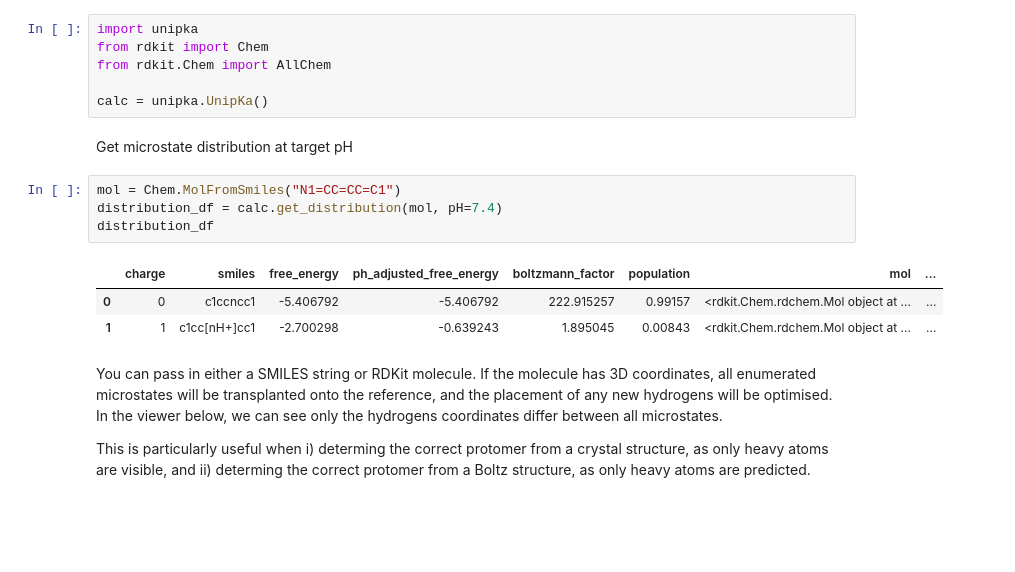
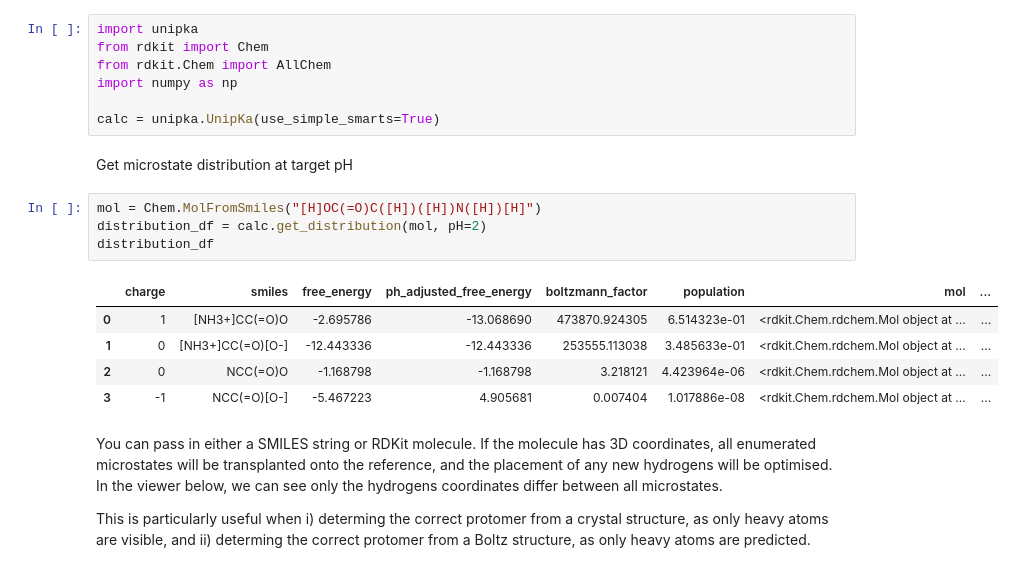
Before and after one commit to finlayiainmaclean/unipka, a Jupyter notebook: example.ipynb, the cells around one changed output. Cells and saved outputs as stored; diff of their text form; blank space fills up the shorter version.

```diff
--- a/example.ipynb
+++ b/example.ipynb
@@ -2,18 +2,21 @@
 import unipka
 from rdkit import Chem
 from rdkit.Chem import AllChem
+import numpy as np
 
-calc = unipka.UnipKa()
+calc = unipka.UnipKa(use_simple_smarts=True)
 # %% [markdown]
 Get microstate distribution at target pH
 # %%
-mol = Chem.MolFromSmiles("N1=CC=CC=C1")
-distribution_df = calc.get_distribution(mol, pH=7.4)
+mol = Chem.MolFromSmiles("[H]OC(=O)C([H])([H])N([H])[H]")
+distribution_df = calc.get_distribution(mol, pH=2)
 distribution_df
 # %% [output]
 |  | charge | smiles | free_energy | ph_adjusted_free_energy | boltzmann_factor | population | mol | ... |
-| 0 | 0 | c1ccncc1 | -5.406792 | -5.406792 | 222.915257 | 0.99157 | <rdkit.Chem.rdchem.Mol object at ... | ... |
-| 1 | 1 | c1cc[nH+]cc1 | -2.700298 | -0.639243 | 1.895045 | 0.00843 | <rdkit.Chem.rdchem.Mol object at ... | ... |
+| 0 | 1 | [NH3+]CC(=O)O | -2.695786 | -13.068690 | 473870.924305 | 6.514323e-01 | <rdkit.Chem.rdchem.Mol object at ... | ... |
+| 1 | 0 | [NH3+]CC(=O)[O-] | -12.443336 | -12.443336 | 253555.113038 | 3.485633e-01 | <rdkit.Chem.rdchem.Mol object at ... | ... |
+| 2 | 0 | NCC(=O)O | -1.168798 | -1.168798 | 3.218121 | 4.423964e-06 | <rdkit.Chem.rdchem.Mol object at ... | ... |
+| 3 | -1 | NCC(=O)[O-] | -5.467223 | 4.905681 | 0.007404 | 1.017886e-08 | <rdkit.Chem.rdchem.Mol object at ... | ... |
 # %% [markdown]
 You can pass in either a SMILES string or RDKit molecule. If the molecule has 3D coordinates, all enumerated microstates will be transplanted onto the reference, and the placement of any new hydrogens will be optimised. In the viewer below, we can see only the hydrogens coordinates differ between all microstates.
 
```
Also changed, not shown: parts of 6 cells of this notebook, 3 other files.
